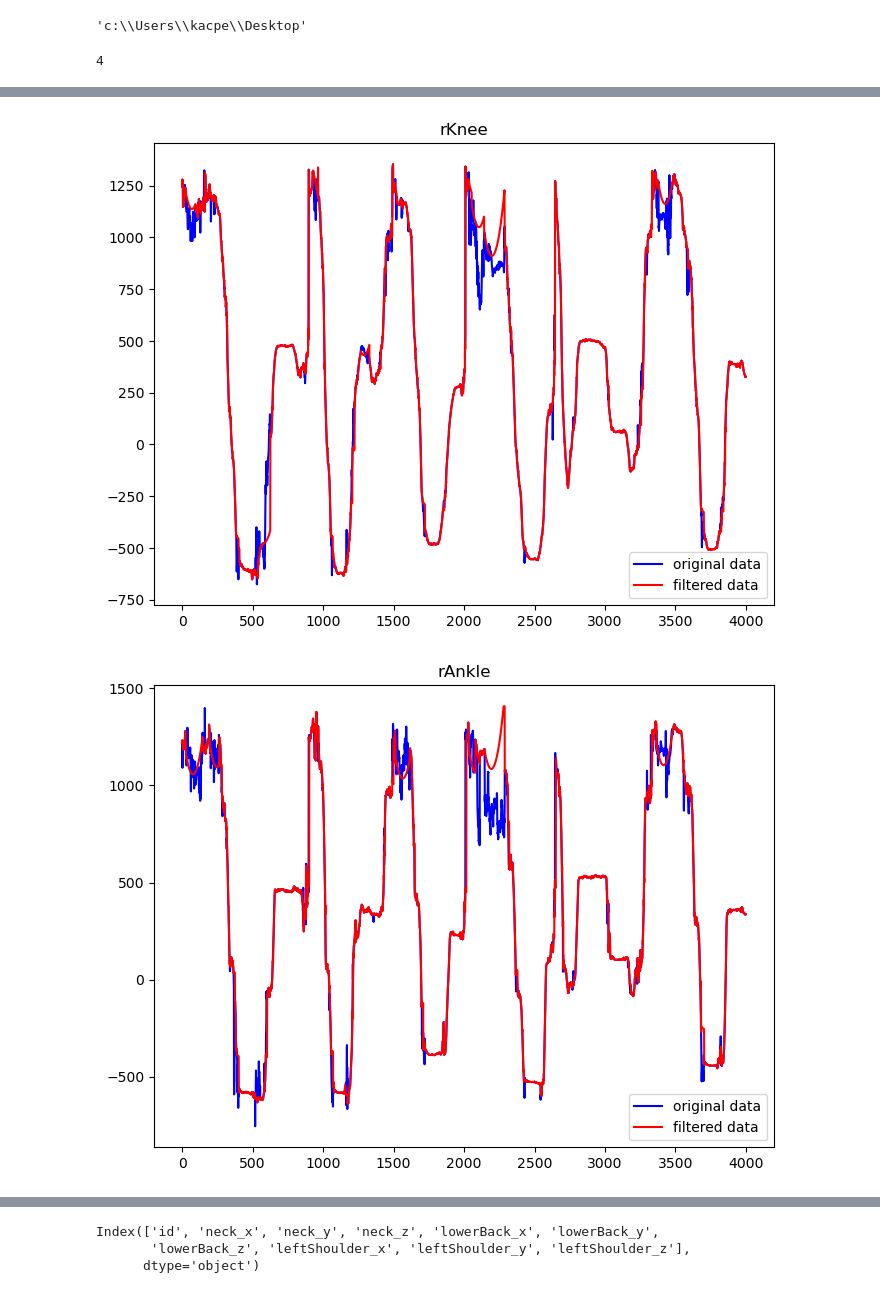
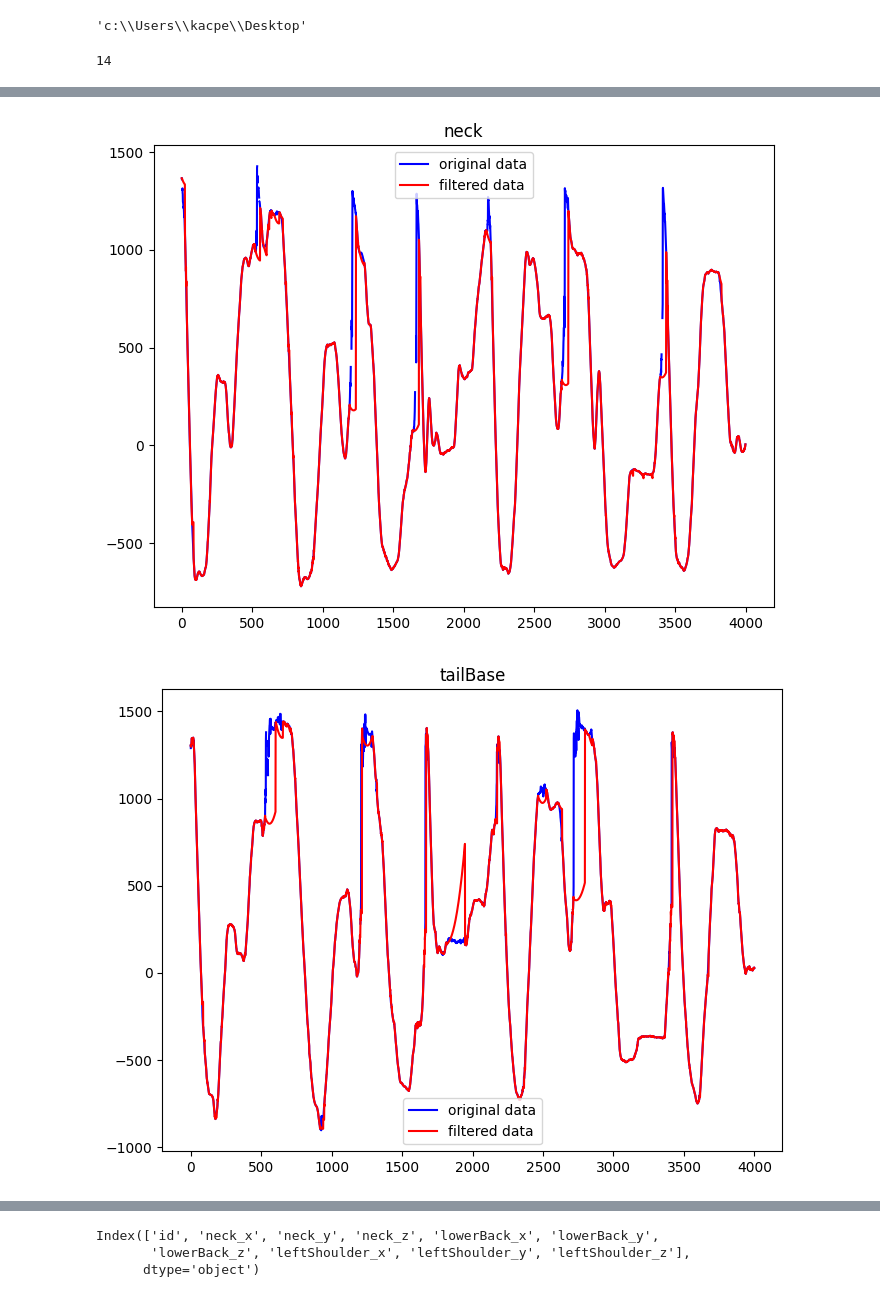
Before and after one commit to KsiezakK/project_2-, a Jupyter notebook: kalman_filter.ipynb, the cells around one changed output, grey strips where cells are left out. Drawn from its saved outputs; the diff is of its cells as text; code cells hidden in the pictures.

Commit message:
additional data

```diff
--- a/kalman_filter.ipynb
+++ b/kalman_filter.ipynb
@@ -63,7 +67,7 @@ np.array(observations.loc[0])
 # %% [output]
 array([1198.401611])
 # %%
-df = pd.read_csv("C:/Users/kacpe/Desktop/study/research lab/data_macaque_v1.csv")
+df = pd.read_csv("data_macaque_video2.csv")
 for i in np.arange(len(body)):
     for k in range(1,df.shape[0]):
         if df.loc[k][body[i]+"_confidence"] <= confidence[i] or pd.isna(df.iloc[k][body[i]+"_confidence"]):
@@ -119,5 +103,5 @@ list = np.asarray(list)
 # %%
-for z in list:
+for z in np.arange(14):
     b = body[z]
     observations = df[[b+"_x",b+"_y",b+"_z"]]
     initial_state_mean = np.array(observations.loc[0])
@@ -155,14 +139,4 @@ for z in list:
 
 # Replace the masked (missing) values in the DataFrame with the filtered and constrained estimates
     df[[b+"_x", b+"_y", b+"_z"]] = pd.DataFrame(np.where(missing_mask, filtered_state_means, observations))
-
-
-
-
-# Apply range constraint to the estimated values
-#filtered_state_means = np.clip(filtered_state_means, range_min, range_max)
-
-#smoothed_state_means, _ = kf.smooth(obs_full)
-#df[[b+"_x",b+"_y",b+"_z"]] = pd.DataFrame(np.where(missing_mask, filtered_state_means, observations))
-#df[[b+"_x",b+"_y",b+"_z"]].isna().sum()
 # %%
@@ -170,18 +144,18 @@ df.to_csv("data_filtered_legs.csv",index=False)
 # %%
 #df_f = df
-df_m = pd.read_csv("C:/Users/kacpe/Desktop/study/research lab/data_macaque_v1.csv")
+df_m = pd.read_csv("data_macaque_video2.csv")
 # %%
 os.getcwd()
 # %% [output]
 'c:\\Users\\kacpe\\Desktop'
 # %%
-#index = (2,6,10,14,18,22,26,30,34,46,50,54,58,62)
-index = (42,38,66,70)
+index = (2,6,10,14,18,22,26,30,34,46,50,54,58,62)
+#index = (42,38,66,70)
 print(len(index))
 # %% [output]
-4
+14
 # %%
-for z in np.arange(4):
+for z in np.arange(14):
     i = index[z]
     k = body[z]
 
@@ -200,6 +174,6 @@ for z in np.arange(4):
 #ax[1].set_ylim(-750,1500)
 #fig.suptitle("x vs frame index", fontsize=14, fontweight='bold')
             # Display the plot
-    plt.savefig(k+'04.png')
+    #plt.savefig(k+'_test.png')
     plt.show()
 # %% [output]
@@ -208,2 +182,2 @@ for z in np.arange(4):
-[figure, old version]
+[figure, new version]
-[figure, old version]
+[figure, new version]
```
Also changed, not shown: parts of 9 cells of this notebook, 2 other files.
